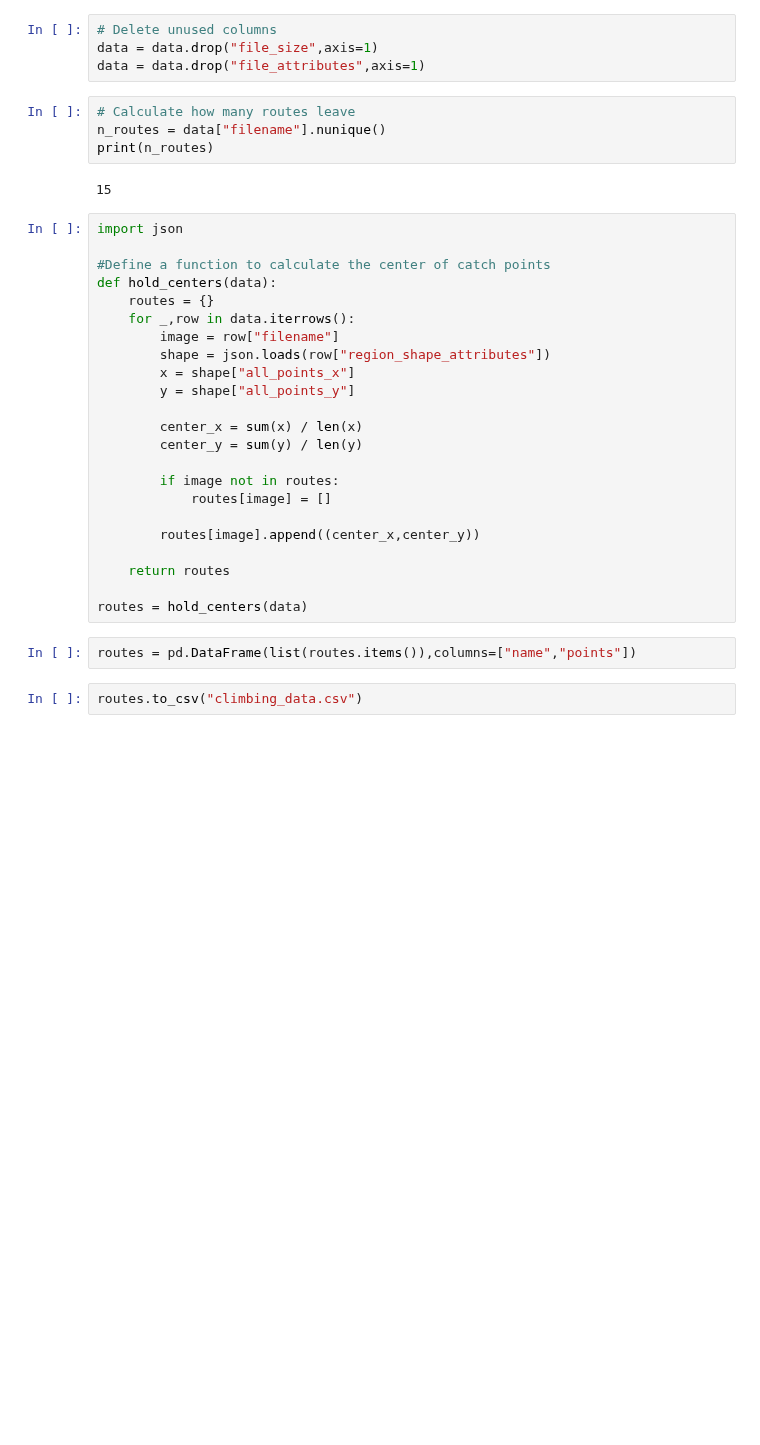
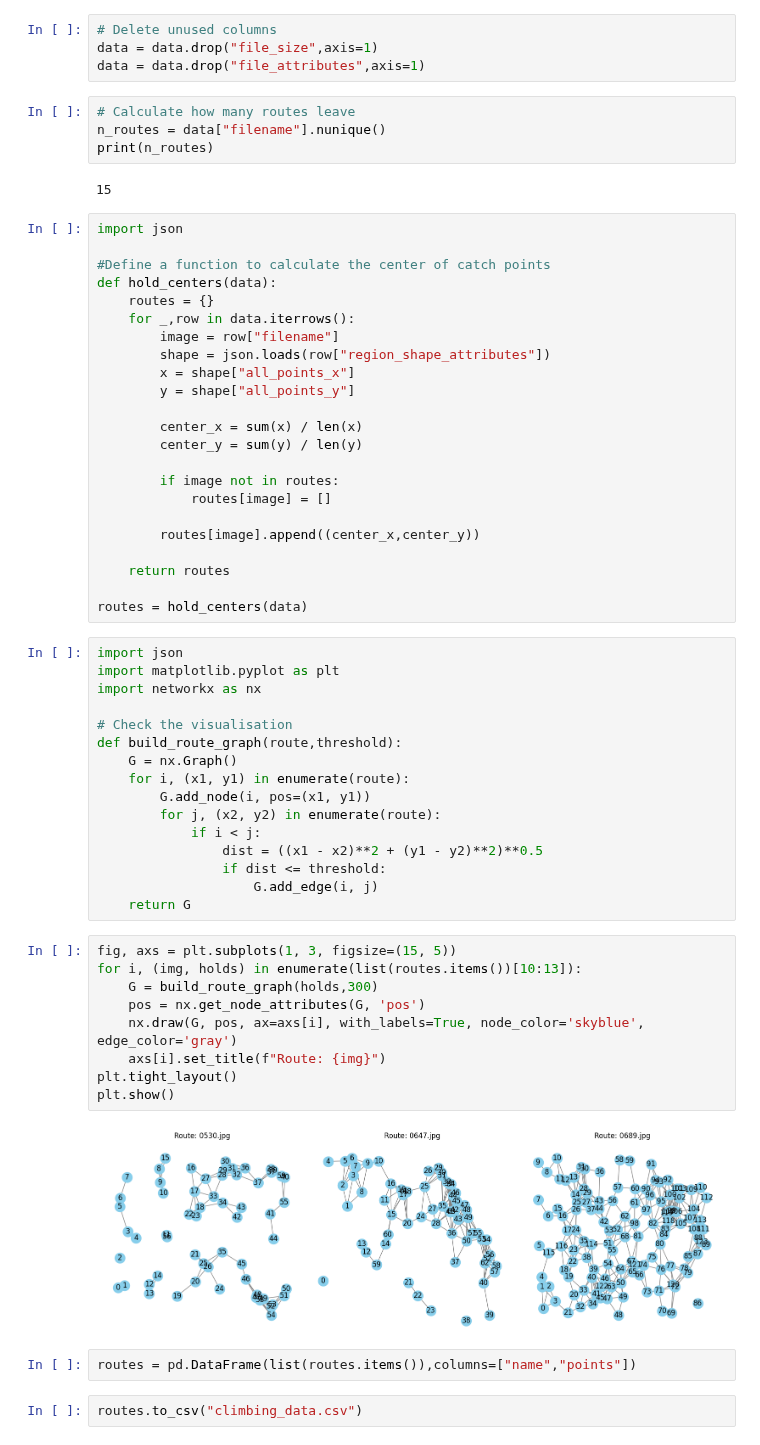
Before and after one commit to Alger3/Climbing_Model, a Jupyter notebook: data/parse_and_plot_routes.ipynb, the cells around one changed output. Drawn from its saved outputs; the diff is of its cells as text; blank space fills up the shorter version.

Commit message:
Add visualisation to check

```diff
--- a/data/parse_and_plot_routes.ipynb
+++ b/data/parse_and_plot_routes.ipynb
@@ -38,6 +38,33 @@ def hold_centers(data):
     return routes
 
 routes = hold_centers(data)
+# %%
+import json
+import matplotlib.pyplot as plt
+import networkx as nx
+
+# Check the visualisation
+def build_route_graph(route,threshold):
+    G = nx.Graph()
+    for i, (x1, y1) in enumerate(route):
+        G.add_node(i, pos=(x1, y1))
+        for j, (x2, y2) in enumerate(route):
+            if i < j:
+                dist = ((x1 - x2)**2 + (y1 - y2)**2)**0.5
+                if dist <= threshold:
+                    G.add_edge(i, j)
+    return G
+# %%
+fig, axs = plt.subplots(1, 3, figsize=(15, 5))
+for i, (img, holds) in enumerate(list(routes.items())[10:13]):
+    G = build_route_graph(holds,300)
+    pos = nx.get_node_attributes(G, 'pos')
+    nx.draw(G, pos, ax=axs[i], with_labels=True, node_color='skyblue', edge_color='gray')
+    axs[i].set_title(f"Route: {img}")
+plt.tight_layout()
+plt.show()
+# %% [output]
+[figure, added]
 # %%
 routes = pd.DataFrame(list(routes.items()),columns=["name","points"])
 # %%
```
